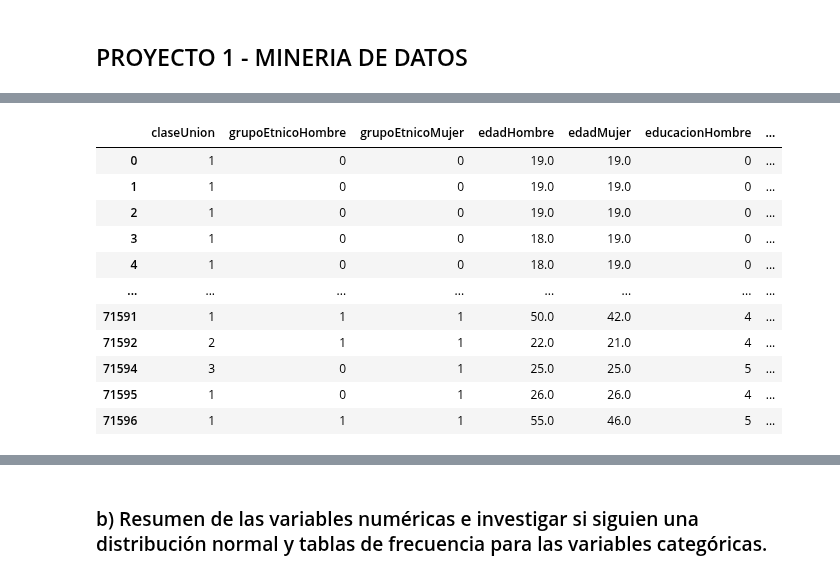
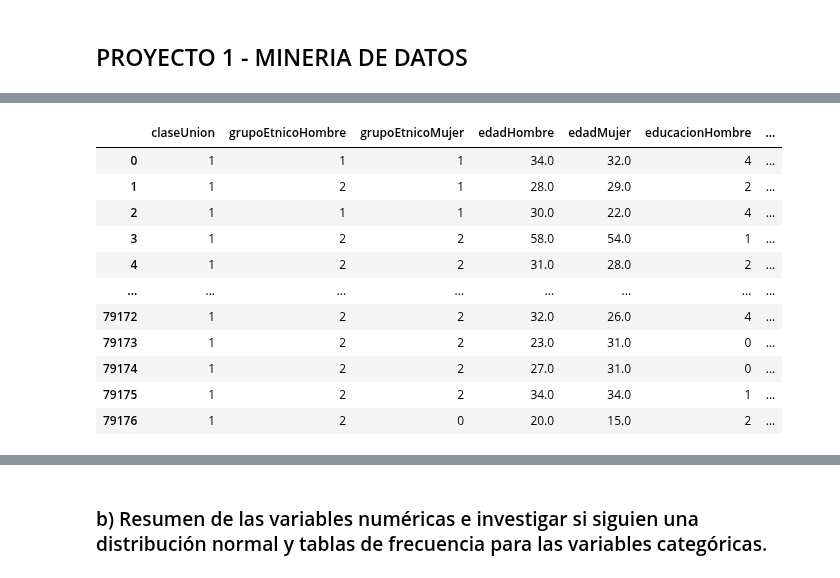
Before and after one commit to MGonza20/Proyecto1_MD, a Jupyter notebook: proyecto_final.ipynb, the cells around one changed output, grey strips where cells are left out. Saved outputs shown, nothing was run; the diff lists cells and outputs as text; code cells hidden in the pictures.

```diff
--- a/proyecto_final.ipynb
+++ b/proyecto_final.ipynb
@@ -50,76 +360,74 @@ mas_ocupaciones['Trabajadores forestales calificados, pescadores y cazadores'] =
 # %%
-# Limpieza data - 2017
+# Limpieza data - 2015
 
-columns_use_2017 = []
+columns_use_2015 = []
 
 # Uso de data solamente de personas guatemaltecas
-data_2017 = data_2017[data_2017['NACHOM'] == 'Guatemala']
-data_2017 = data_2017[data_2017['NACMUJ'] == 'Guatemala']
+data_2015 = data_2015[data_2015['NACHOM'] == 'Guatemala']
+data_2015 = data_2015[data_2015['NACMUJ'] == 'Guatemala']
 
 # Clase de union en matrimonio
-union_tipos_2017 = {'Comunidad de gananciales': 1, 'Comunidad absoluta': 2, 'Separación absoluta': 3}
-data_2017['claseUnion'] = data_2017['CLAUNI'].apply(lambda x: union_tipos_2017.get(x, 0))
-columns_use_2017.append('claseUnion')
+union_tipos_2015 = {'Comunidad de gananciales': 1, 'Comunidad absoluta': 2, 'Separación absoluta': 3}
+data_2015['claseUnion'] = data_2015['CLAUNI'].apply(lambda x: union_tipos_2015.get(x, 0))
+columns_use_2015.append('claseUnion')
 
-# Grupo etnico de hombre
-grupos_etnicos_hombre_2017 = {'Ladino / Mestizo': 1, 'Maya': 2, 'Garífuna': 3, 'Xinca': 4}
-data_2017['grupoEtnicoHombre'] = data_2017['PUEHOM'].apply(lambda x: grupos_etnicos_hombre_2017.get(x, 0))
-columns_use_2017.append('grupoEtnicoHombre')
-
-# Grupo etnico de mujer
-grupos_etnicos_mujer_2017 = {'Mestizo / Ladino': 1, 'Maya': 2, 'Garífuna': 3, 'Xinca': 4}
-data_2017['grupoEtnicoMujer'] = data_2017['PUEMUJ'].apply(lambda x: grupos_etnicos_mujer_2017.get(x, 0))
-columns_use_2017.append('grupoEtnicoMujer')
+# Grupo etnico de hombre y mujer
+grupos_etnicos_2015 = {'Mestizo / Ladino': 1, 'Maya': 2, 'Garífuna': 2, 'Xinka': 2}
+data_2015['grupoEtnicoHombre'] = data_2015['PUEHOM'].apply(lambda x: grupos_etnicos_2015.get(x, 0))
+data_2015['grupoEtnicoMujer'] = data_2015['PUEMUJ'].apply(lambda x: grupos_etnicos_2015.get(x, 0))
+columns_use_2015.extend(['grupoEtnicoMujer', 'grupoEtnicoHombre'])
 
 # Edad del hombre
-data_2017['edadHombre'] = data_2017['EDADHOM']
-columns_use_2017.append('edadHombre')
+data_2015['edadHombre'] = data_2015['EDADHOM']
+columns_use_2015.append('edadHombre')
 
 # Edad de la mujer
-data_2017['edadMujer'] = data_2017['EDADMUJ']
-columns_use_2017.append('edadMujer')
+data_2015['edadMujer'] = data_2015['EDADMUJ']
+columns_use_2015.append('edadMujer')
 
 # Nivel de educacion del hombre y de la mujer
-educacion_tipos_2017 = {'Ninguno': 1, 'Primaria': 2, 'Básico': 3, 'Diversificado': 4, 'Universitario': 5, 'Postgrado': 6}
-data_2017['educacionHombre'] = data_2017['ESCHOM'].apply(lambda x: educacion_tipos_2017.get(x, 0))
-data_2017['educacionMujer'] = data_2017['ESCMUJ'].apply(lambda x: educacion_tipos_2017.get(x, 0))
-columns_use_2017.extend(['educacionHombre', 'educacionMujer'])
+educacion_tipos_2015 = {'Ninguno': 1, 'Primaria': 2, 'Básico': 3, 'Diversificado': 4, 'Universitario': 5, 'Postgrado': 6}
+data_2015['educacionHombre'] = data_2015['ESCHOM'].apply(lambda x: educacion_tipos_2015.get(x, 0))
+data_2015['educacionMujer'] = data_2015['ESCMUJ'].apply(lambda x: educacion_tipos_2015.get(x, 0))
+columns_use_2015.extend(['educacionHombre', 'educacionMujer'])
 
 # Oficio del hombre
-data_2017['ocupacionHombre'] = data_2017['CIUOHOM'].apply(lambda x: mas_ocupaciones.get(x, 0))
-columns_use_2017.append('ocupacionHombre')
+data_2015['ocupacionHombre'] = data_2015['CIUOHOM'].apply(lambda x: mas_ocupaciones.get(x, 0))
+columns_use_2015.append('ocupacionHombre')
 
 # Oficio de la mujer
-data_2017['ocupacionMujer'] = data_2017['CIUOMUJ'].apply(lambda x: ocupacion_tipos_basico.get(x, 0))
-columns_use_2017.append('ocupacionMujer')
+data_2015['ocupacionMujer'] = data_2015['CIUOMUJ'].apply(lambda x: ocupacion_tipos_basico.get(x, 0))
+columns_use_2015.append('ocupacionMujer')
 
 # Departamento de ocurrencia de matrimonio
-data_2017['departamentoOcurrencia'] = data_2017['DEPREG'].apply(lambda x: departamentos_2011_2019.get(x, 0))
-columns_use_2017.append('departamentoOcurrencia')
+data_2015['departamentoOcurrencia'] = data_2015['DEPREG'].apply(lambda x: departamentos_2011_2019.get(x, 0))
+columns_use_2015.append('departamentoOcurrencia')
 
 # Mes de ocurrencia de matrimonio
-data_2017['mesOcurrencia'] = data_2017['MESREG'].apply(lambda x: meses_ocurrencia.get(x, 0))
-columns_use_2017.append('mesOcurrencia')
+data_2015['mesOcurrencia'] = data_2015['MESREG'].apply(lambda x: meses_ocurrencia.get(x, 0))
+columns_use_2015.append('mesOcurrencia')
 
 # Año de registro de matrimonio
-data_2017['anioRegistro'] = data_2017['AÑOREG']
-columns_use_2017.append('anioRegistro')
+data_2015['anioRegistro'] = data_2015['AÑOREG']
+columns_use_2015.append('anioRegistro')
 
-# data final - 2017
-columns_not_used_2017 = [x for x in data_2017.columns if x not in columns_use_2017]
-data_2017_final = data_2017.drop(columns_not_used_2017, axis=1)
+# data final - 2015
+columns_not_used_2015 = [x for x in data_2015.columns if x not in columns_use_2015]
+data_2015_final = data_2015.drop(columns_not_used_2015, axis=1)
 
-data_2017_final
+
+
+data_2015_final
 # %% [output]
 |  | claseUnion | grupoEtnicoHombre | grupoEtnicoMujer | edadHombre | edadMujer | educacionHombre | ... |
-| 0 | 1 | 0 | 0 | 19.0 | 19.0 | 0 | ... |
-| 1 | 1 | 0 | 0 | 19.0 | 19.0 | 0 | ... |
-| 2 | 1 | 0 | 0 | 19.0 | 19.0 | 0 | ... |
-| 3 | 1 | 0 | 0 | 18.0 | 19.0 | 0 | ... |
-| 4 | 1 | 0 | 0 | 18.0 | 19.0 | 0 | ... |
+| 0 | 1 | 1 | 1 | 34.0 | 32.0 | 4 | ... |
+| 1 | 1 | 2 | 1 | 28.0 | 29.0 | 2 | ... |
+| 2 | 1 | 1 | 1 | 30.0 | 22.0 | 4 | ... |
+| 3 | 1 | 2 | 2 | 58.0 | 54.0 | 1 | ... |
+| 4 | 1 | 2 | 2 | 31.0 | 28.0 | 2 | ... |
 | ... | ... | ... | ... | ... | ... | ... | ... |
-| 71591 | 1 | 1 | 1 | 50.0 | 42.0 | 4 | ... |
-| 71592 | 2 | 1 | 1 | 22.0 | 21.0 | 4 | ... |
-| 71594 | 3 | 0 | 1 | 25.0 | 25.0 | 5 | ... |
-| 71595 | 1 | 0 | 1 | 26.0 | 26.0 | 4 | ... |
-| 71596 | 1 | 1 | 1 | 55.0 | 46.0 | 5 | ... |
+| 79172 | 1 | 2 | 2 | 32.0 | 26.0 | 4 | ... |
+| 79173 | 1 | 2 | 2 | 23.0 | 31.0 | 0 | ... |
+| 79174 | 1 | 2 | 2 | 27.0 | 31.0 | 0 | ... |
+| 79175 | 1 | 2 | 2 | 34.0 | 34.0 | 1 | ... |
+| 79176 | 1 | 2 | 0 | 20.0 | 15.0 | 2 | ... |
```
Also changed, not shown: parts of 14 cells of this notebook.
